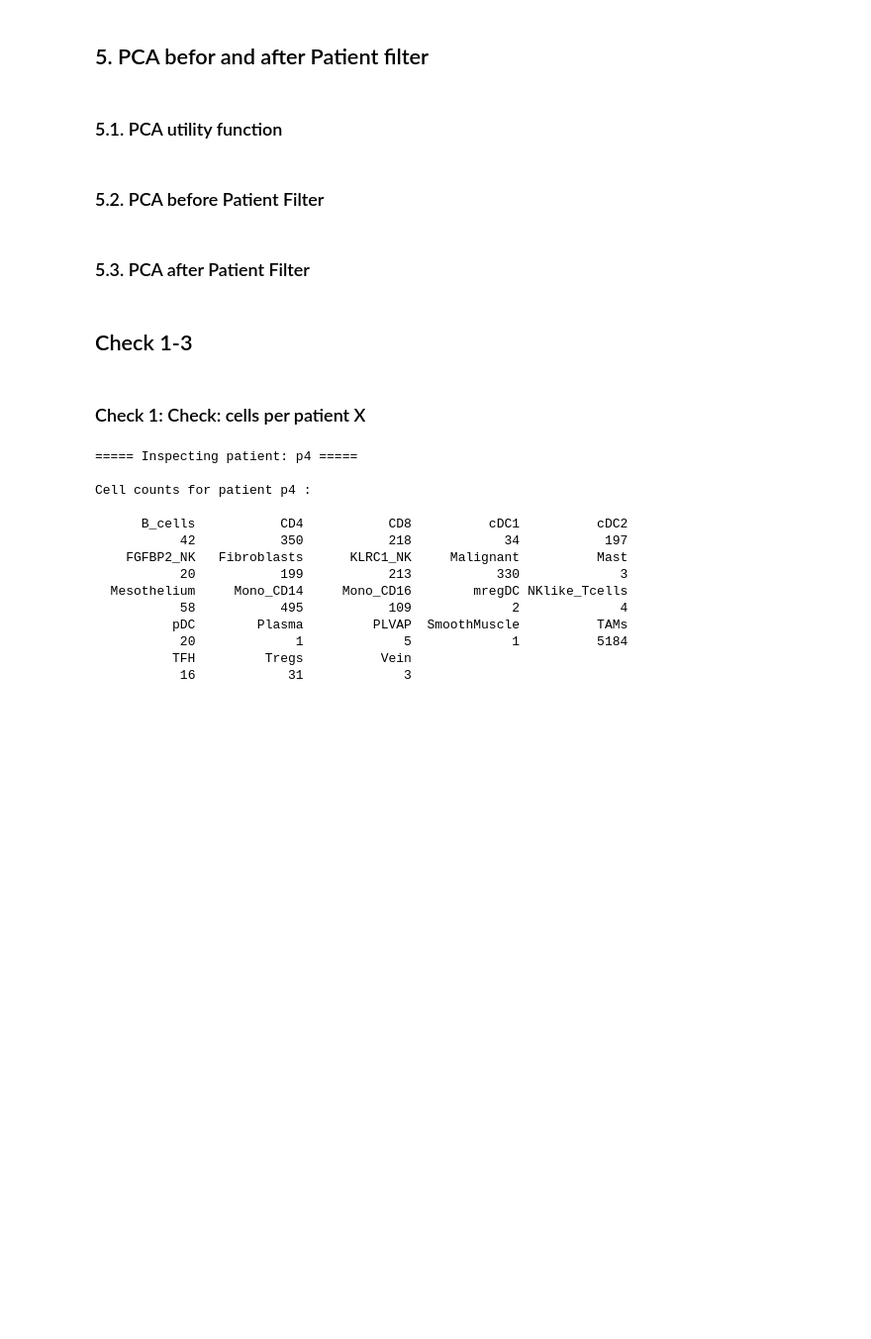
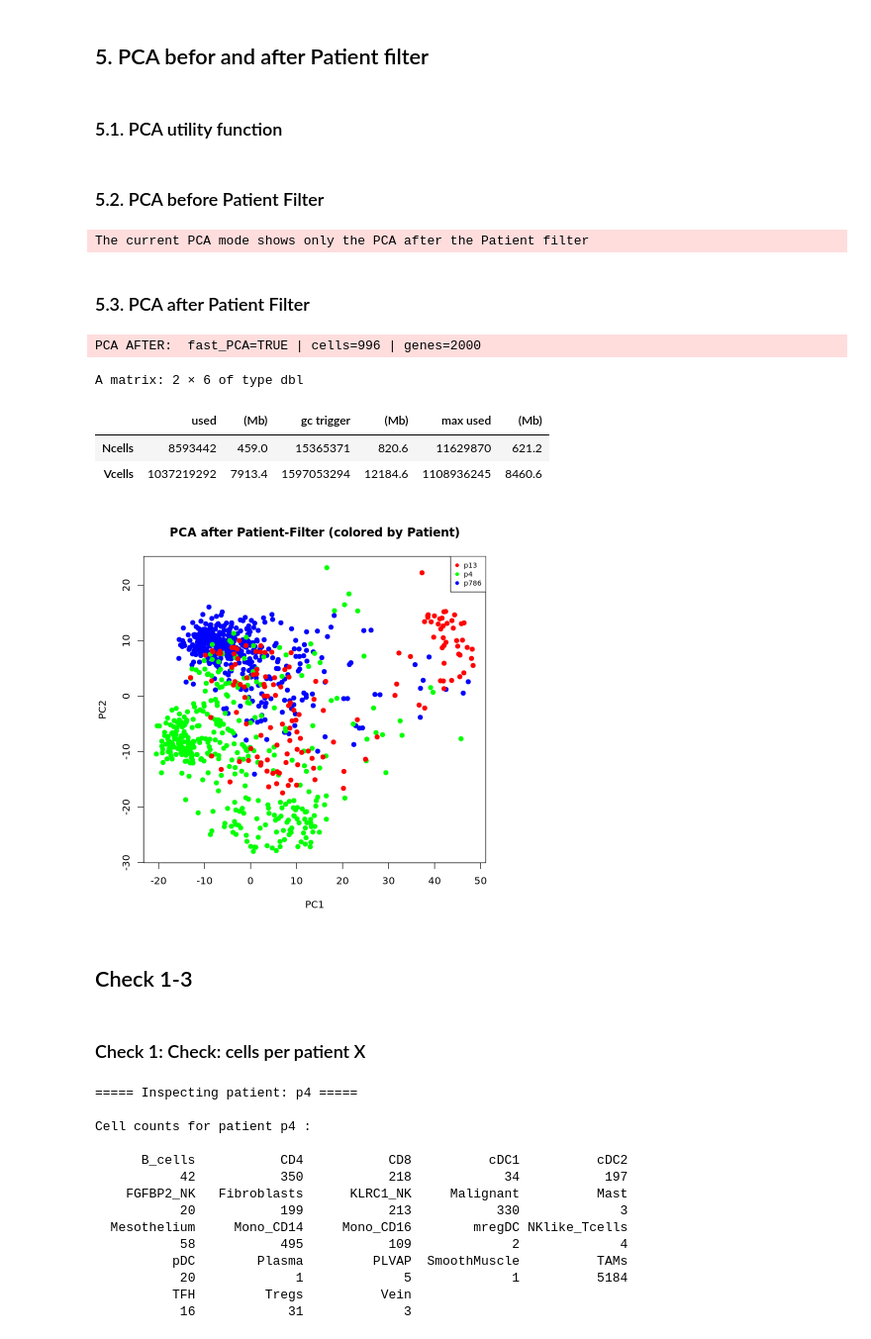
Before and after one commit to BennetDub/mein-r-projekt, a Jupyter notebook: Hipathia withou PB.ipynb, the cells around one changed output. Shown at 99% size. Drawn from its saved outputs; the diff is of its cells as text; code cells hidden in the pictures; blank space fills up the shorter version.

```diff
--- a/Hipathia withou PB.ipynb
+++ b/Hipathia withou PB.ipynb
@@ -294,10 +300,10 @@ Gene column was found
 # %% [markdown]
 ### 4.4. Standardization RNA Matrix
 # %%
-# separating the gene names and compare with
+# Separating gene names and comparing with metadata
 rna_barcodes   <- setdiff(colnames(rna_raw), "Gene")
 
-# Keep only Genes taht exist in the Meta and RNA File
+# Keep only Genes that exist in the Meta and RNA File
 keep_barcodes  <- intersect(rna_barcodes, filtered_barcodes_meta)
 
 message("Keeping ", length(keep_barcodes), " barcodes after patient filtering.")
@@ -306,15 +312,21 @@ if (length(keep_barcodes) == 0) {
   stop("No overlapping barcodes between RNA and filtered metadata.")
 }
 
-# New variabel with Gene and keept Barcodes
+# New variabel with Gene and kept barcodes
 rna <- rna_raw[, c("Gene", keep_barcodes), drop = FALSE]
 
-# # Numeric conversion + NA quality control
-rna[, keep_barcodes] <- lapply(rna[, keep_barcodes, drop = FALSE], function(x) {
-  x <- trimws(as.character(x))
-  x[x == ""] <- NA
-  suppressWarnings(as.numeric(x))
-})
+# Check if numeric conversion is necessary
+if (!all(sapply(rna[, keep_barcodes, drop = FALSE], is.numeric))) {
+  message("Converting columns to numeric...")
+  rna[, keep_barcodes] <- lapply(rna[, keep_barcodes, drop = FALSE], function(x) {
+    x <- trimws(as.character(x))
+    x[x == ""] <- NA
+    suppressWarnings(as.numeric(x))
+  })
+
+} else {
+  message("Columns already numeric, skipping conversion.")
+}
 na_rate <- mean(is.na(as.matrix(rna[, keep_barcodes, drop=FALSE])))
 message("NA rate after numeric conversion: ", round(na_rate, 4))
 
@@ -372,14 +386,7 @@ run_pca <- function(mat, n_pc, fast_PCA) {
     irlba::prcomp_irlba(t(mat), n = n_pc, center = TRUE, scale. = TRUE)
   } else {
     prcomp(t(mat), center = TRUE, scale. = TRUE)
-  }
-}
-
-# Define RNA barcodes
-if (!exists("rna_barcodes")) {
-  rna_barcodes <- setdiff(colnames(rna_raw), "Gene")
-}
-
+  }}
 # Build patient color palette
 build_patient_palette <- function(meta_before, meta_after = NULL) {
   pats <- unique(meta_before$patient_id)
@@ -448,6 +455,8 @@ if (!PCA) {
 if (PCA_mode=="after") {
     message("The current PCA mode shows only the PCA after the Patient filter")
     }
+# %% [output]
+The current PCA mode shows only the PCA after the Patient filter
 # %% [markdown]
 ### 5.3. PCA after Patient Filter
 # %%
@@ -456,7 +465,6 @@ if (PCA && PCA_mode %in% c("after", "both")) {
   if (!exists("meta_final")) stop("meta_final not found: run patient filtering first.")
 
   # Define keep_barcodes (RNA ∩ filtered metadata)
-  keep_barcodes <- intersect(rna_barcodes, unique(meta_final$cell_id))
   if (length(keep_barcodes) == 0) {
     stop("keep_barcodes is empty: no overlap between rna_raw columns and meta_final$cell_id.")
   }
@@ -482,35 +490,42 @@ if (PCA && PCA_mode %in% c("after", "both")) {
   filt_meta <- filt_meta[col_idx, , drop = FALSE]
 
   # Keep top variable genes (HVG)
   g_idx <- top_variable_genes(mat_filt, n_hvg)
   mat_filt <- mat_filt[g_idx, , drop = FALSE]
 
   # Run PCA
   message("PCA AFTER:  fast_PCA=", fast_PCA,
           " | cells=", ncol(mat_filt),
           " | genes=", nrow(mat_filt))
   pca_filt <- run_pca(mat_filt, n_pc = n_pc_global, fast_PCA = fast_PCA)
 
   # Color by patient
   cols_filt <- pal_pat[as.character(filt_meta$patient_id)]
 
   # Plot PC1 vs PC2
   plot(pca_filt$x[, 1], pca_filt$x[, 2],
        xlab = "PC1", ylab = "PC2",
        main = "PCA after Patient-Filter (colored by Patient)",
        pch = 19, col = cols_filt)
   legend("topright", legend = names(pal_pat), col = pal_pat, pch = 19, cex = 0.7)
 
   # Free RAM
-  rm(mat_filt, pca_filt, filt_meta, keep_barcodes); gc()
+  rm(mat_filt, pca_filt, filt_meta); gc()
 }
 
 if (!PCA) {
   message("PCA disabled (PCA=FALSE).")
     }
-if (PCA_mode=="befoe") {
+if (PCA_mode=="before") {
     message("The current PCA mode shows only the PCA before the Patient filter")
     }
+# %% [output]
+PCA AFTER:  fast_PCA=TRUE | cells=996 | genes=2000
+A matrix: 2 × 6 of type dbl
+|  | used | (Mb) | gc trigger | (Mb) | max used | (Mb) |
+| Ncells | 8593442 | 459.0 | 15365371 | 820.6 | 11629870 | 621.2 |
+| Vcells | 1037219292 | 7913.4 | 1597053294 | 12184.6 | 1108936245 | 8460.6 |
+[figure, added]
 # %% [markdown]
 ## Check 1-3
 # %% [markdown]
```
Also changed, not shown: parts of 20 cells of this notebook.
